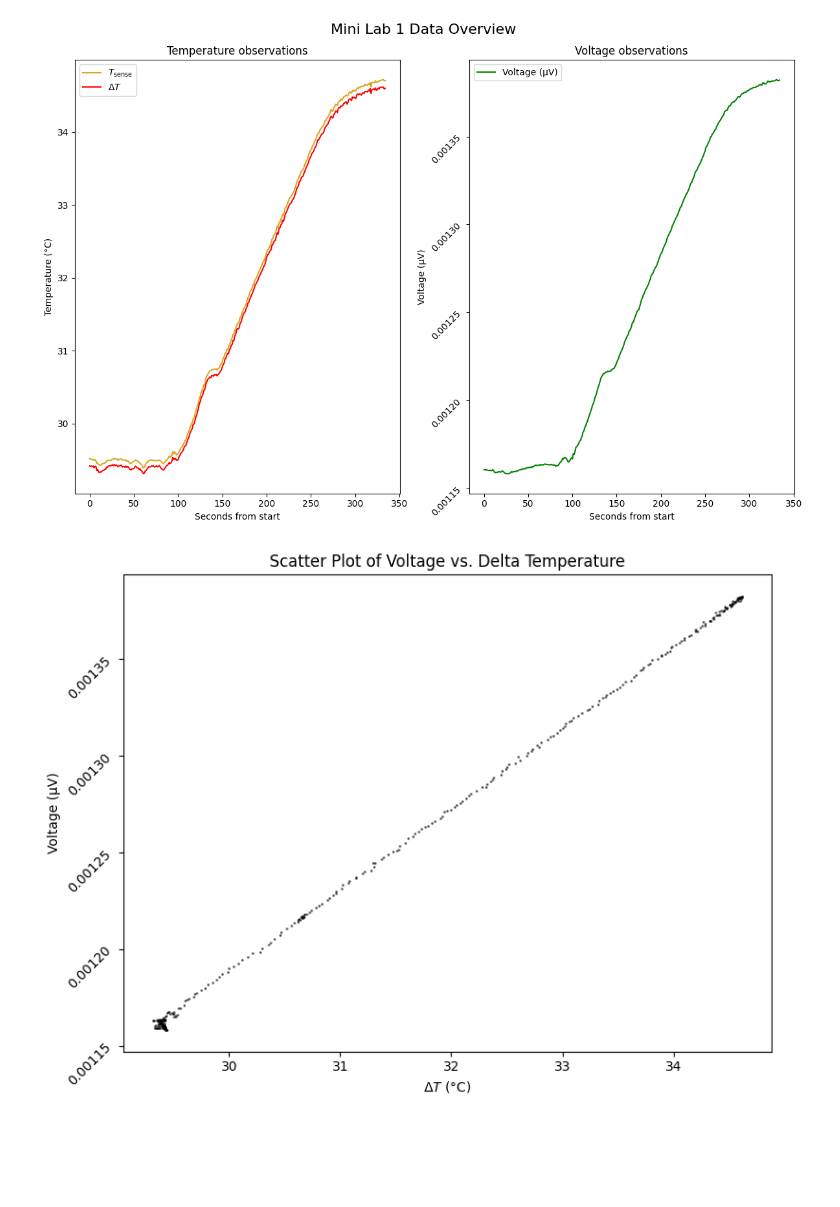
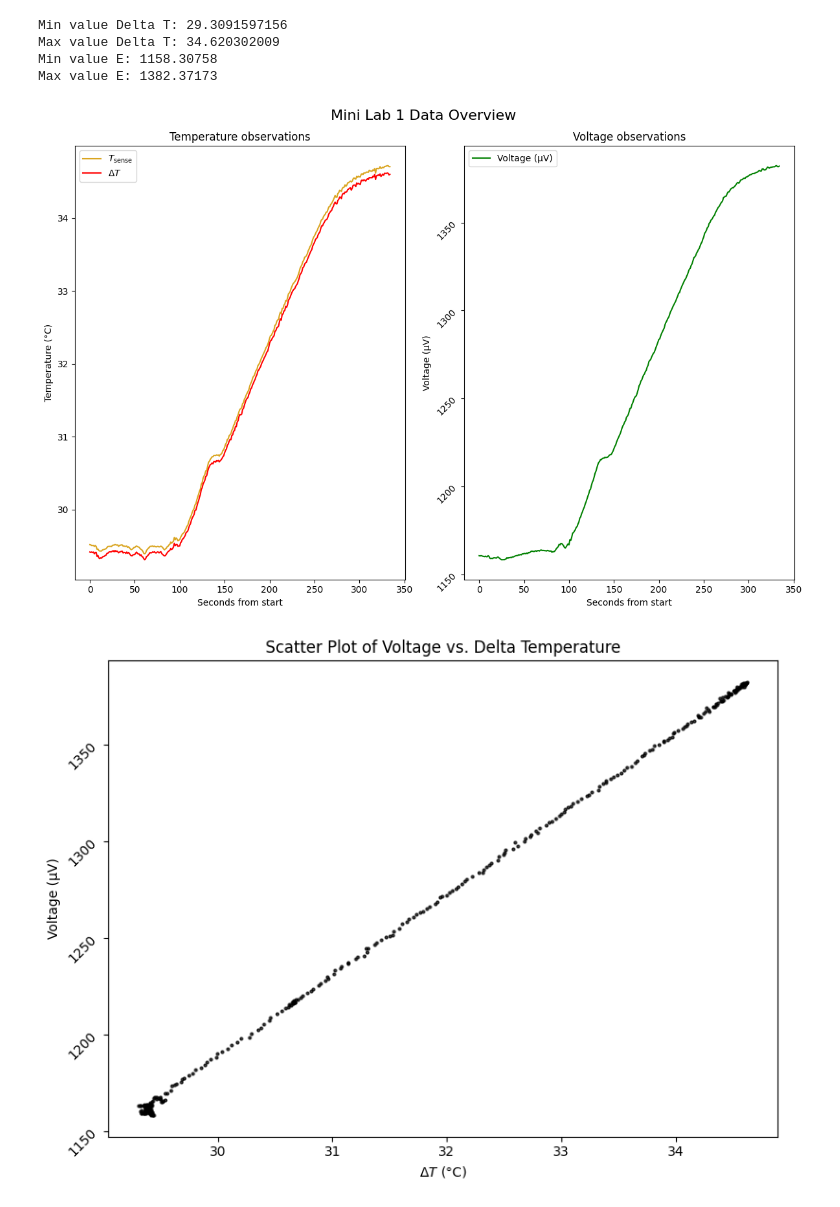
Before and after one commit to EP-Shark/MET4400C_Ins-obs_labs, a Jupyter notebook: Labs/Mini_lab1/Mini_lab1-1.ipynb, the cells around one changed output. Saved outputs shown, nothing was run; the diff lists cells and outputs as text; code cells hidden in the pictures; blank space fills up the shorter version.

```diff
--- a/Labs/Mini_lab1/Mini_lab1-1.ipynb
+++ b/Labs/Mini_lab1/Mini_lab1-1.ipynb
@@ -11,10 +11,22 @@ filepath = '/Users/epalmer/MET4400C_Ins-obs_labs/Labs/Mini_lab1/ML_data/Mini_Lab
 df = pd.read_csv(filepath, header = 38)
 # %%
 # Creating variables and doing unit conversions
-Tsensed = df['101 (°C)- Tj'] #Sensed temp in deg C
-Tref = df['201 (°C)- Tc'] #Reference temp in deg C
+Tsensed = df['101 (°C)- Tj'].values #Sensed temp in deg C
+Tref = df['201 (°C)- Tc'].values #Reference temp in deg C
 DelT = Tsensed - Tref #Delta T in deg C
-E = df['202 (Vdc)- V_diff'] #Voltage in microvolts
+E = df['202 (Vdc)- V_diff'].values #Voltage in microvolts
+E = E * 1e6  # Convert V to µV
+# %%
+#Looking at min an max values of Delta T and E (for refence for later linear regression plot)
+print(f'Min value Delta T: {np.min(DelT)}')
+print(f'Max value Delta T: {np.max(DelT)}')
+print(f'Min value E: {np.min(E)}')
+print(f'Max value E: {np.max(E)}')
+# %% [output]
+Min value Delta T: 29.3091597156
+Max value Delta T: 34.620302009
+Min value E: 1158.30758
+Max value E: 1382.37173
 # %%
 #Visualizing the Data
 #Plot for temperature data
@@ -38,22 +50,22 @@ axes[1].tick_params(axis='y', rotation=45)
 plt.suptitle('Mini Lab 1 Data Overview', fontsize = 16)
 plt.tight_layout()
 # %% [output]
-[figure, old version]
+[figure, new version]
 # %%
 ## Making scatter plot of voltage vs delta T
 
 #Defining x and y vars
-x = DelT.copy()
-y = E.copy()
+x = DelT
+y = np.copy(E)
 
 # Creating scatter Plot
 plt.figure(figsize=(8,6))
-plt.scatter(x, y, c='k', s = 1, alpha=0.5)
+plt.scatter(x, y, c='k', s = 4, alpha=0.75)
 plt.xlabel(r'$\Delta T$ (°C)')
 plt.ylabel('Voltage (µV)')
 plt.title('Scatter Plot of Voltage vs. Delta Temperature')
 plt.tight_layout()
 plt.tick_params(axis='y', rotation=45)
 # %% [output]
-[figure, old version]
+[figure, new version]
 # %%
```
Also changed, not shown: parts of 2 cells of this notebook.
